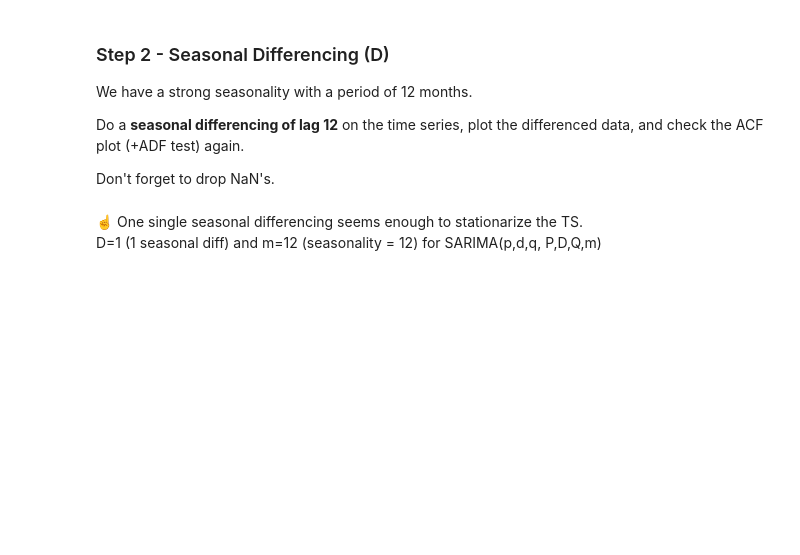
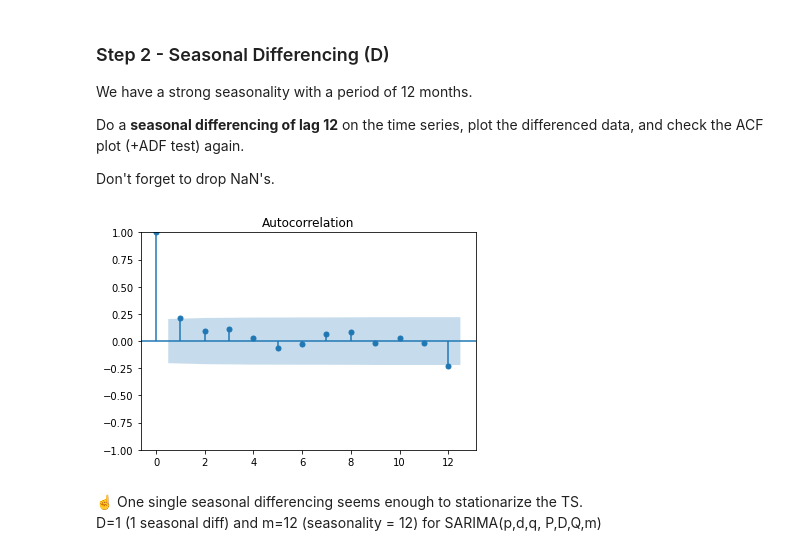
Before and after one commit to diego-faria-br/data-sarima, a Jupyter notebook: sarima.ipynb, the cells around one changed output. Saved outputs shown, nothing was run; the diff lists cells and outputs as text; code cells hidden in the pictures; blank space fills up the shorter version.

```diff
--- a/sarima.ipynb
+++ b/sarima.ipynb
@@ -114,3 +161,7 @@ Don't forget to drop NaN's.
+# %%
+plot_acf(df.Sales.diff(12).dropna(),lags=12);
+# %% [output]
+[figure, added]
 # %% [markdown]
 ☝️ One single seasonal differencing seems enough to stationarize the TS.
 D=1 (1 seasonal diff) and m=12 (seasonality = 12) for SARIMA(p,d,q, P,D,Q,m)
```
Also changed, not shown: parts of 35 cells of this notebook.
